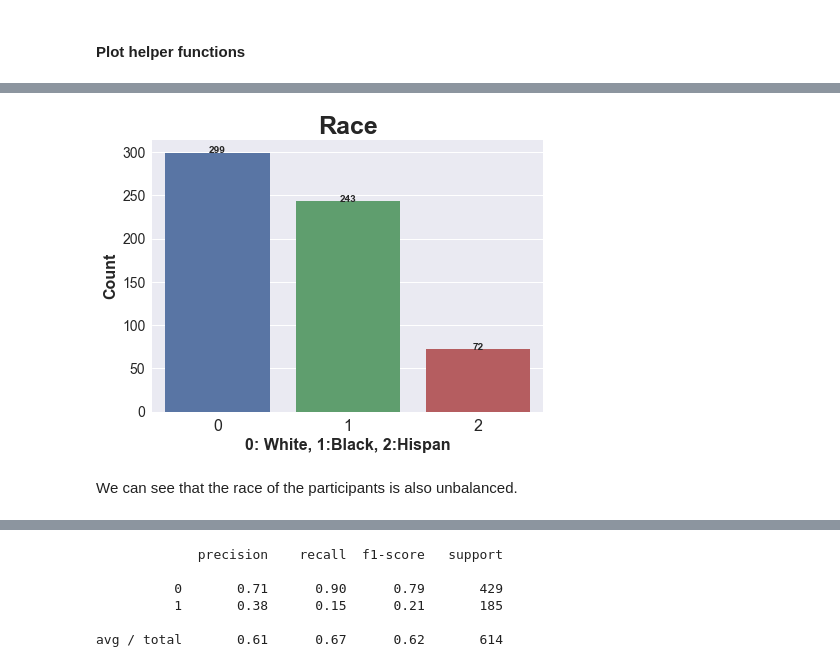
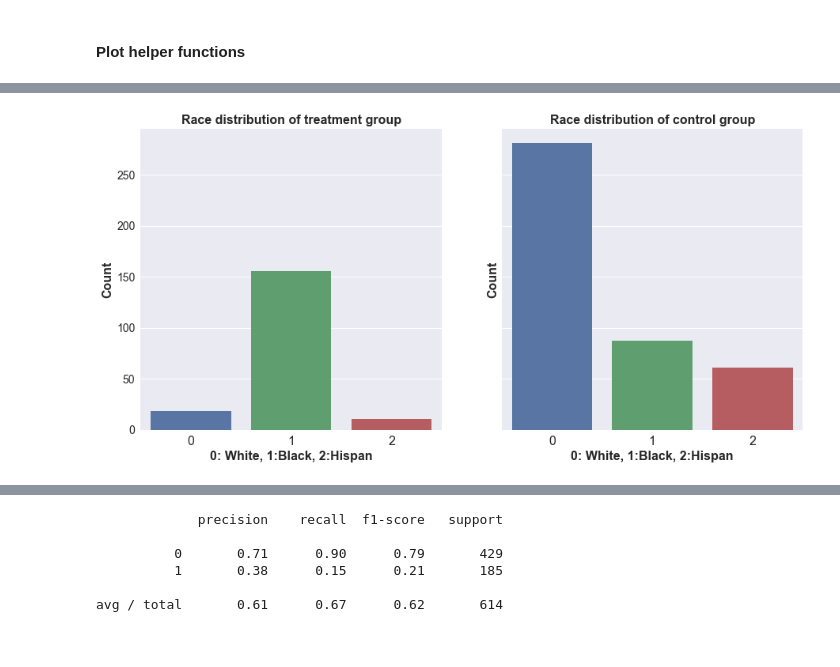
Before and after one commit to LucaZampieri/ADA_homework_LMX, a Jupyter notebook: 04 - Applied ML/H4_Q1.ipynb, the cells around one changed output, grey strips where cells are left out. Saved outputs shown, nothing was run; the diff lists cells and outputs as text; code cells hidden in the pictures.

```diff
--- a/04 - Applied ML/H4_Q1.ipynb
+++ b/04 - Applied ML/H4_Q1.ipynb
@@ -455,13 +502,17 @@ See the caveats in the documentation: http://pandas.pydata.org/pandas-docs/stabl
 # %%
-# Visualize
-plt.figure(figsize=(7,5))
-ax = sns.barplot(x=df.race.value_counts().index, y=df.race.value_counts())
-plt.title("Race", fontsize=25).set_weight('bold')
-tick_format(ax, 2)
-value_barplot_label(ax)
-ax.set_ylabel('Count', fontsize=16).set_weight('bold')
-ax.set_xlabel('0: White, 1:Black, 2:Hispan', fontsize=16).set_weight('bold')
+f, ax = plt.subplots(1,2,figsize=(15,7), sharey = True)
+sns.barplot(x=treat_df.race.value_counts().index, y=treat_df.race.value_counts(), ax = ax[0])
+ax[0].set_title("Race distribution of treatment group", fontsize=16).set_weight('bold')
+tick_format(ax[0], 2)
+#value_barplot_label(ax[0])
+ax[0].set_ylabel('Count', fontsize=16).set_weight('bold')
+ax[0].set_xlabel('0: White, 1:Black, 2:Hispan', fontsize=16).set_weight('bold')
+
+sns.barplot(x=control_df.race.value_counts().index, y=control_df.race.value_counts(), ax = ax[1])
+ax[1].set_title("Race distribution of control group", fontsize=16).set_weight('bold')
+tick_format(ax[1], 2)
+#value_barplot_label(ax[0])
+ax[1].set_ylabel('Count', fontsize=16).set_weight('bold')
+ax[1].set_xlabel('0: White, 1:Black, 2:Hispan', fontsize=16).set_weight('bold')
 # %% [output]
-[figure, old version]
+[figure, new version]
-# %% [markdown]
-We can see that the race of the participants is also unbalanced.
```
Also changed, not shown: parts of 65 cells of this notebook.
